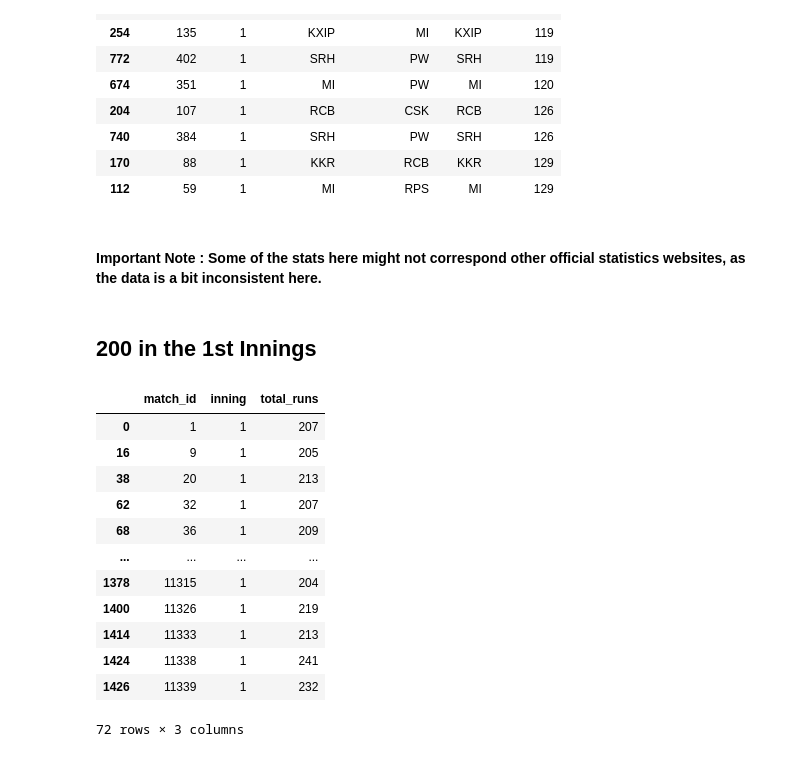
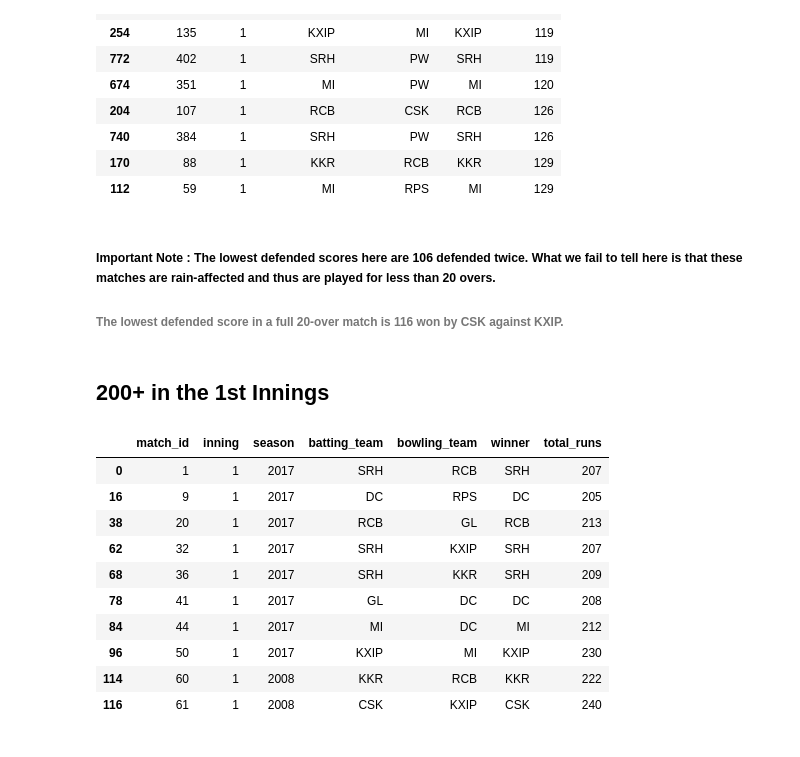
Before and after one commit to prateek-ml/ipl-eda, a Jupyter notebook: IPL EDA - II.ipynb, the cells around one changed output. Cells and saved outputs as stored; diff of their text form; code cells hidden in the pictures.

Commit message:
Added overwise stats

```diff
--- a/IPL EDA - II.ipynb
+++ b/IPL EDA - II.ipynb
@@ -308,27 +311,26 @@ defend.sort_values(by='total_runs')[:10]
 | 740 | 384 | 1 | SRH | PW | SRH | 126 |
 | 170 | 88 | 1 | KKR | RCB | KKR | 129 |
 | 112 | 59 | 1 | MI | RPS | MI | 129 |
-# %% [markdown]
-#### Important Note : Some of the stats here might not correspond other official statistics websites, as the data is a bit inconsistent here.
+# %% [markdown]
+##### Important Note : The lowest defended scores here are 106 defended twice. What we fail to tell here is that these matches are rain-affected and thus are played for less than 20 overs.
+###### The lowest defended score in a full 20-over match is 116 won by CSK against KXIP.
 # %% [markdown]
-## 200 in the 1st Innings
+## 200+ in the 1st Innings
 # %%
 ## Let's see how many times 200 has been scored in the first innings
-doub = deliv.groupby(['match_id', 'inning'])['total_runs'].sum().reset_index()
-doub = doub[doub['inning'] ==1]
+doub = deliv.groupby(['match_id', 'inning','season','batting_team','bowling_team','winner'])['total_runs'].sum().reset_index()
 doub = doub[doub['total_runs']>=200]
-doub
+first = doub[doub['inning'] ==1]
+first[:10]
 # %% [output]
-|  | match_id | inning | total_runs |
-| 0 | 1 | 1 | 207 |
-| 16 | 9 | 1 | 205 |
-| 38 | 20 | 1 | 213 |
-| 62 | 32 | 1 | 207 |
-| 68 | 36 | 1 | 209 |
-| ... | ... | ... | ... |
-| 1378 | 11315 | 1 | 204 |
-| 1400 | 11326 | 1 | 219 |
-| 1414 | 11333 | 1 | 213 |
-| 1424 | 11338 | 1 | 241 |
-| 1426 | 11339 | 1 | 232 |
+|  | match_id | inning | season | batting_team | bowling_team | winner | total_runs |
+| 0 | 1 | 1 | 2017 | SRH | RCB | SRH | 207 |
+| 16 | 9 | 1 | 2017 | DC | RPS | DC | 205 |
+| 38 | 20 | 1 | 2017 | RCB | GL | RCB | 213 |
+| 62 | 32 | 1 | 2017 | SRH | KXIP | SRH | 207 |
+| 68 | 36 | 1 | 2017 | SRH | KKR | SRH | 209 |
+| 78 | 41 | 1 | 2017 | GL | DC | DC | 208 |
+| 84 | 44 | 1 | 2017 | MI | DC | MI | 212 |
+| 96 | 50 | 1 | 2017 | KXIP | MI | KXIP | 230 |
+| 114 | 60 | 1 | 2008 | KKR | RCB | KKR | 222 |
+| 116 | 61 | 1 | 2008 | CSK | KXIP | CSK | 240 |
-72 rows × 3 columns
```
Also changed, not shown: parts of 17 cells of this notebook.
